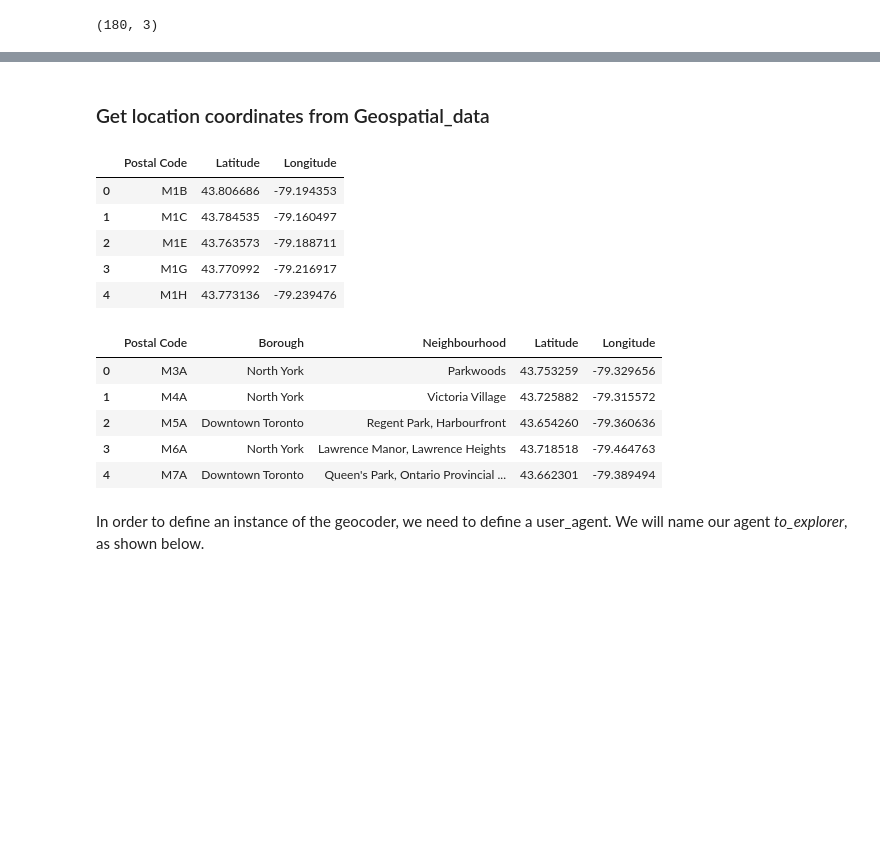
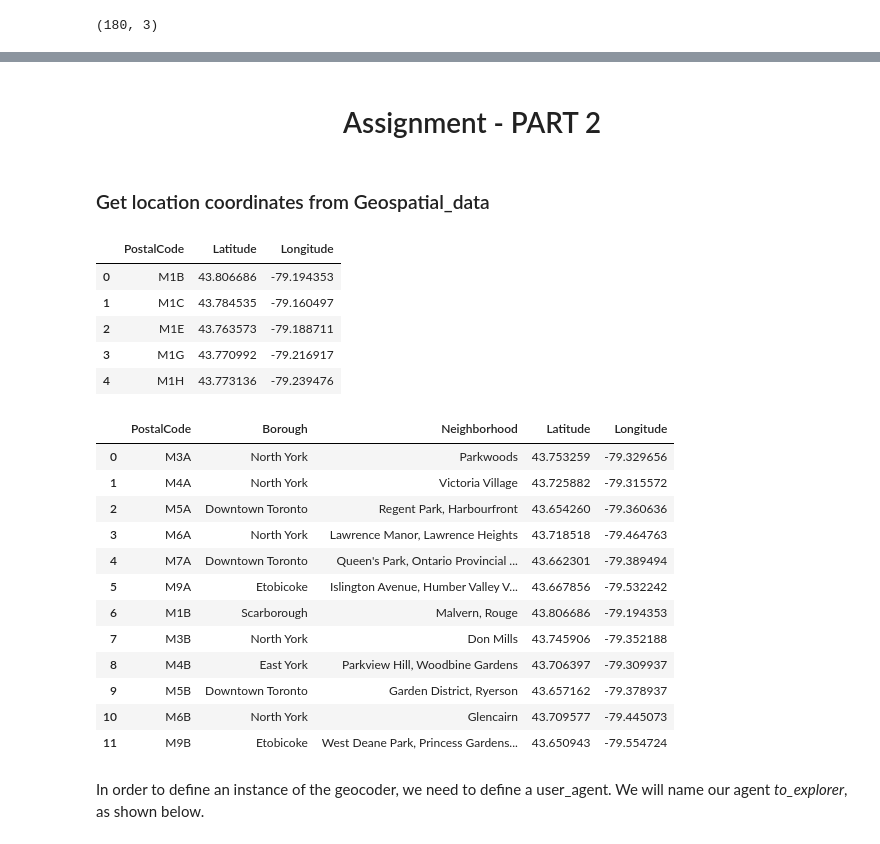
Before and after one commit to dkbdigitized/Coursera_Capstone, a Jupyter notebook: Neighbourhoods in Toronto - PART3.ipynb, the cells around one changed output, grey strips where cells are left out. Drawn from its saved outputs; the diff is of its cells as text; code cells hidden in the pictures; blank space fills up the shorter version.

Commit message:
IBM DS Toronto Assignment

```diff
--- a/Neighbourhoods in Toronto - PART3.ipynb
+++ b/Neighbourhoods in Toronto - PART3.ipynb
@@ -75,11 +67,3 @@ df_nb.head()
 df_nb.shape
 # %% [output]
 (180, 3)
-# %%
-#Remove rows with Borough = 'Not assigned'
-index_na = df_nb[df_nb['Borough'] == 'Not assigned'].index
-
-df_nb.drop(index_na, inplace=True)
-
-df_nb.shape
-df_nb.reset_index(drop=True)
@@ -110,0 +70,14 @@ df_nb[df_nb['Neighbourhood'] == 'Not assigned']
+# %%
+#Only process the cells that have an assigned borough. Ignore cells with a borough that is Not assigned.
+df_nb = df_nb[df_nb.Borough != 'Not assigned']
+df_nb = df_nb.rename(columns={'Postal Code': 'PostalCode'})
+
+#If a cell has a borough but a Not assigned neighborhood, then the neighborhood will be the same as the borough.
+for index, row in df_nb.iterrows():
+    if row['Neighbourhood'] == 'Not assigned':
+        row['Neighbourhood'] = row['Borough']
+
+df_nb = df_nb.rename(columns={'Neighbourhood': 'Neighborhood'})
+
+df_nb = df_nb.reset_index(drop=True)
+df_nb.head(12)
@@ -111,13 +98,18 @@ df_nb[df_nb['Neighbourhood'] == 'Not assigned']
+# %% [markdown]
+<h1><center>Assignment - PART 2</center></h1>
 # %% [markdown]
 ### Get location coordinates from Geospatial_data
 # %%
+import pandas as pd
+
 # read csv file from the address
 Geospacial_Coordinates = pd.read_csv('http://cocl.us/Geospatial_data', sep = ',')
+Geospacial_Coordinates = Geospacial_Coordinates.rename(columns={'Postal Code': 'PostalCode'})
 
 # examine the original input data
 Geospacial_Coordinates.head()
 # %% [output]
-|  | Postal Code | Latitude | Longitude |
+|  | PostalCode | Latitude | Longitude |
 | 0 | M1B | 43.806686 | -79.194353 |
 | 1 | M1C | 43.784535 | -79.160497 |
 | 2 | M1E | 43.763573 | -79.188711 |
@@ -125,17 +117,24 @@ Geospacial_Coordinates.head()
 | 4 | M1H | 43.773136 | -79.239476 |
 # %%
 # concatinate the original data from wikipedia with Geospacial_Coordinates csv to get the Latitude and Longitude
-neighborhoods = pd.merge(df_nb, Geospacial_Coordinates, on='Postal Code')
+neighborhoods = pd.merge(df_nb, Geospacial_Coordinates, on='PostalCode')
 
 #df_fnb = neighborhoods.drop(['Postal Code'], axis = 1)
-neighborhoods.head()
+neighborhoods.head(12)
 # %% [output]
-|  | Postal Code | Borough | Neighbourhood | Latitude | Longitude |
+|  | PostalCode | Borough | Neighborhood | Latitude | Longitude |
 | 0 | M3A | North York | Parkwoods | 43.753259 | -79.329656 |
 | 1 | M4A | North York | Victoria Village | 43.725882 | -79.315572 |
 | 2 | M5A | Downtown Toronto | Regent Park, Harbourfront | 43.654260 | -79.360636 |
 | 3 | M6A | North York | Lawrence Manor, Lawrence Heights | 43.718518 | -79.464763 |
 | 4 | M7A | Downtown Toronto | Queen's Park, Ontario Provincial ... | 43.662301 | -79.389494 |
+| 5 | M9A | Etobicoke | Islington Avenue, Humber Valley V... | 43.667856 | -79.532242 |
+| 6 | M1B | Scarborough | Malvern, Rouge | 43.806686 | -79.194353 |
+| 7 | M3B | North York | Don Mills | 43.745906 | -79.352188 |
+| 8 | M4B | East York | Parkview Hill, Woodbine Gardens | 43.706397 | -79.309937 |
+| 9 | M5B | Downtown Toronto | Garden District, Ryerson | 43.657162 | -79.378937 |
+| 10 | M6B | North York | Glencairn | 43.709577 | -79.445073 |
+| 11 | M9B | Etobicoke | West Deane Park, Princess Gardens... | 43.650943 | -79.554724 |
 # %% [markdown]
 In order to define an instance of the geocoder, we need to define a user_agent. We will name our agent <em>to_explorer</em>, as shown below.
 # %%
```
Also changed, not shown: parts of 9 cells of this notebook, 2 other files.
